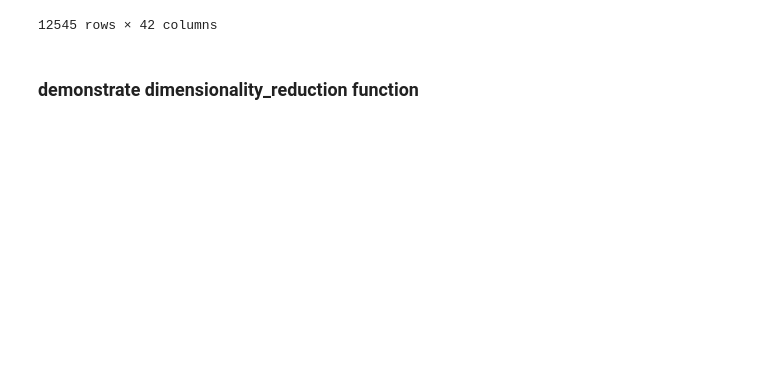
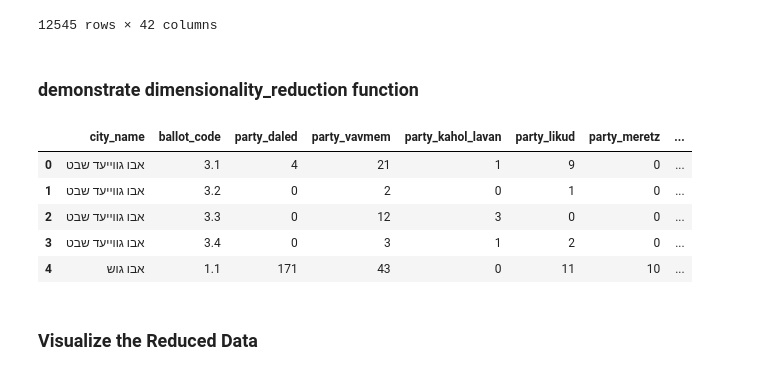
Before and after one commit to Adiaharoni55/intro_ml, a Jupyter notebook: demonstration.ipynb, the cells around one changed output. Saved outputs shown, nothing was run; the diff lists cells and outputs as text; code cells hidden in the pictures; blank space fills up the shorter version.

```diff
--- a/demonstration.ipynb
+++ b/demonstration.ipynb
@@ -69,3 +69,15 @@ files.remove_sparse_columns(df, 100)
 12545 rows × 42 columns
 # %% [markdown]
 ### demonstrate dimensionality_reduction function
+# %%
+df_data = df.head(5)
+files.dimensionality_reduction(df_data, 10, ['city_name', 'ballot_code'])
+# %% [output]
+|  | city_name | ballot_code | party_daled | party_vavmem | party_kahol_lavan | party_likud | party_meretz | ... |
+| 0 | אבו גווייעד שבט | 3.1 | 4 | 21 | 1 | 9 | 0 | ... |
+| 1 | אבו גווייעד שבט | 3.2 | 0 | 2 | 0 | 1 | 0 | ... |
+| 2 | אבו גווייעד שבט | 3.3 | 0 | 12 | 3 | 0 | 0 | ... |
+| 3 | אבו גווייעד שבט | 3.4 | 0 | 3 | 1 | 2 | 0 | ... |
+| 4 | אבו גוש | 1.1 | 171 | 43 | 0 | 11 | 10 | ... |
+# %% [markdown]
+### Visualize the Reduced Data
```
Also changed, not shown: 1 other file.
